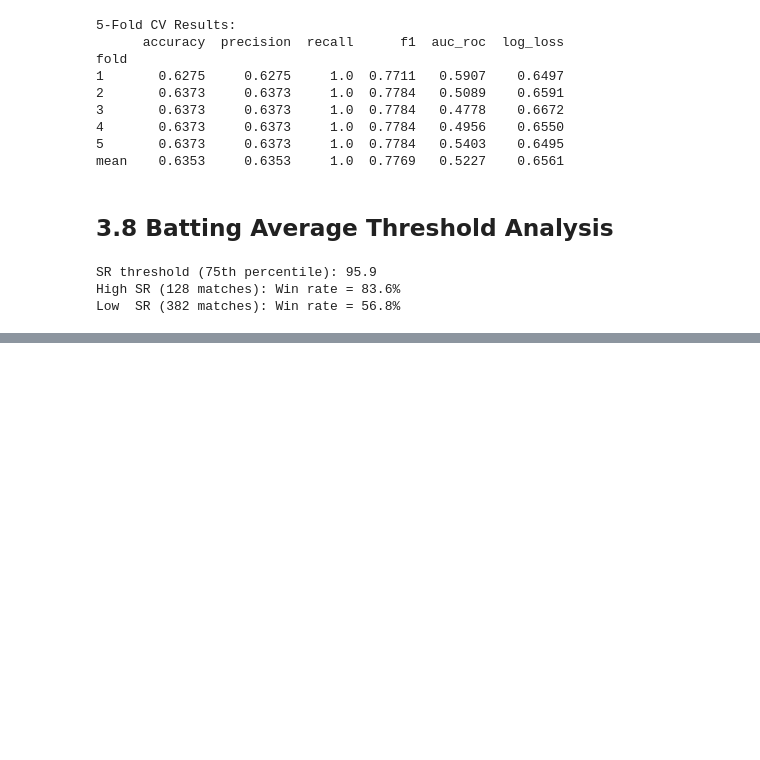
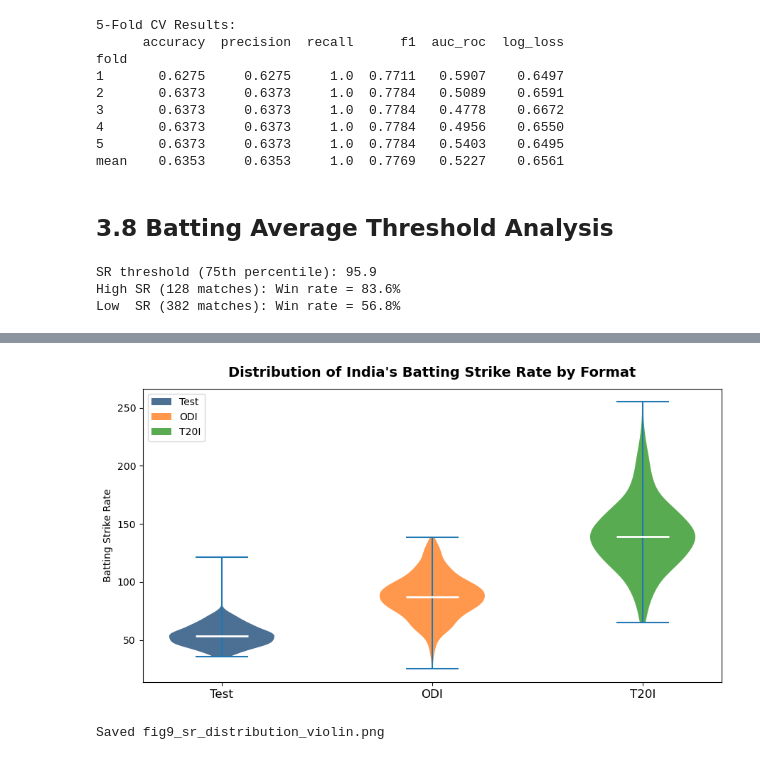
Before and after one commit to jesminec/india-cricket-analytics, a Jupyter notebook: notebooks/03_rq1_era_batting_outcome.ipynb, the cells around one changed output, grey strips where cells are left out. Saved outputs shown, nothing was run; the diff lists cells and outputs as text; code cells hidden in the pictures; blank space fills up the shorter version.

```diff
--- a/notebooks/03_rq1_era_batting_outcome.ipynb
+++ b/notebooks/03_rq1_era_batting_outcome.ipynb
@@ -222,0 +262,29 @@ Low  SR (382 matches): Win rate = 56.8%
+# %%
+import matplotlib.patches as mpatches
+
+PALETTE_3 = ['#003366', '#FF6B00', '#138808']
+order = ['Test', 'ODI', 'T20I']
+sub   = match_kpis.dropna(subset=['india_sr'])
+
+fig, ax = plt.subplots(figsize=(9, 5))
+parts = ax.violinplot(
+    [sub[sub['format'] == fmt]['india_sr'].values for fmt in order],
+    positions=range(len(order)), showmedians=True, showextrema=True
+)
+for pc, col in zip(parts['bodies'], PALETTE_3):
+    pc.set_facecolor(col); pc.set_alpha(0.7)
+parts['cmedians'].set_color('white'); parts['cmedians'].set_linewidth(2)
+ax.set_xticks(range(len(order))); ax.set_xticklabels(order, fontsize=12)
+ax.set_ylabel('Batting Strike Rate')
+ax.set_title("Distribution of India's Batting Strike Rate by Format",
+             fontsize=14, fontweight='bold', pad=12)
+patches = [mpatches.Patch(facecolor=c, alpha=0.7, label=fmt)
+           for fmt, c in zip(order, PALETTE_3)]
+ax.legend(handles=patches, loc='upper left')
+fig.tight_layout()
+fig.savefig(FIGS / 'fig9_sr_distribution_violin.png', dpi=150)
+plt.show()
+print('Saved fig9_sr_distribution_violin.png')
+# %% [output]
+[figure, added]
+Saved fig9_sr_distribution_violin.png
```
Also changed, not shown: parts of 6 cells of this notebook, 17 other files.
